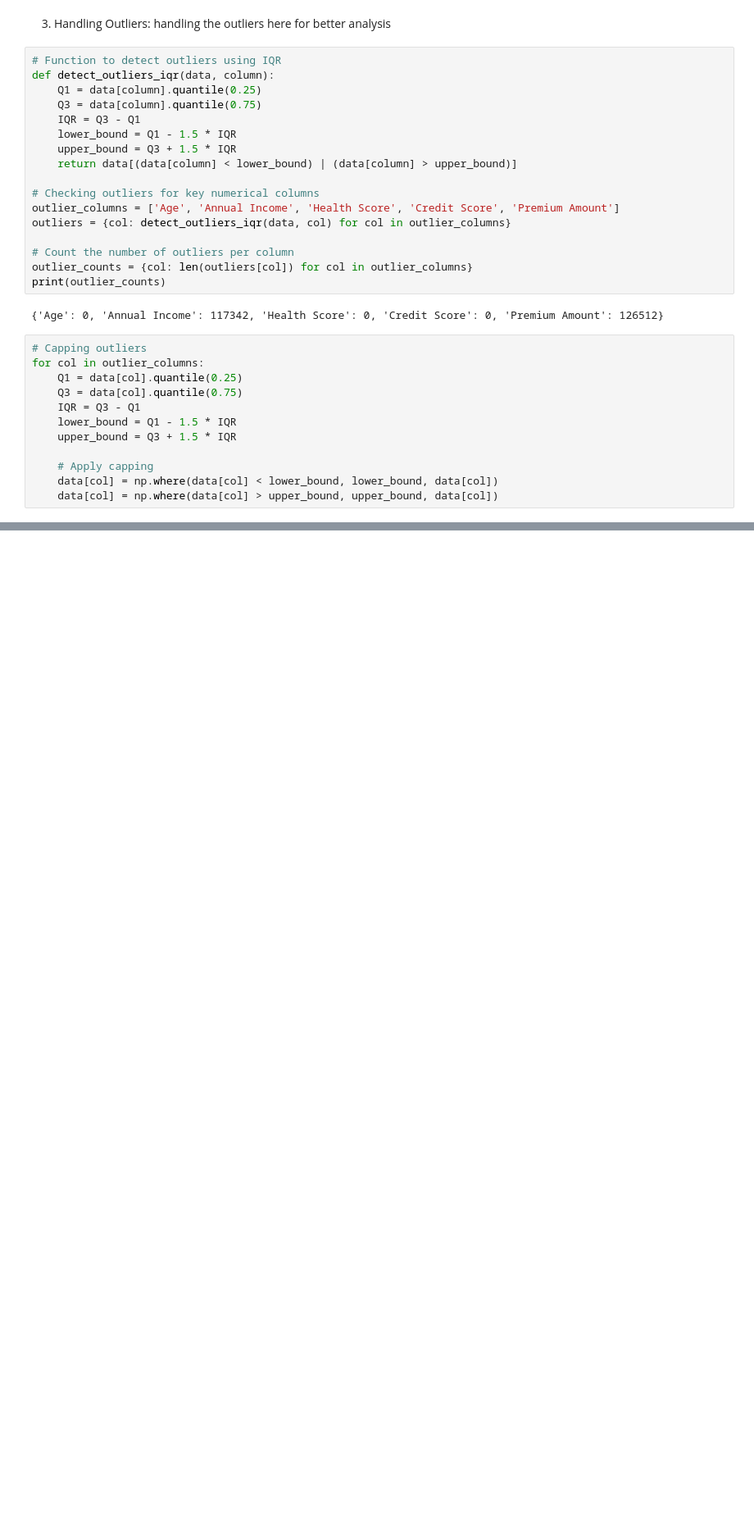
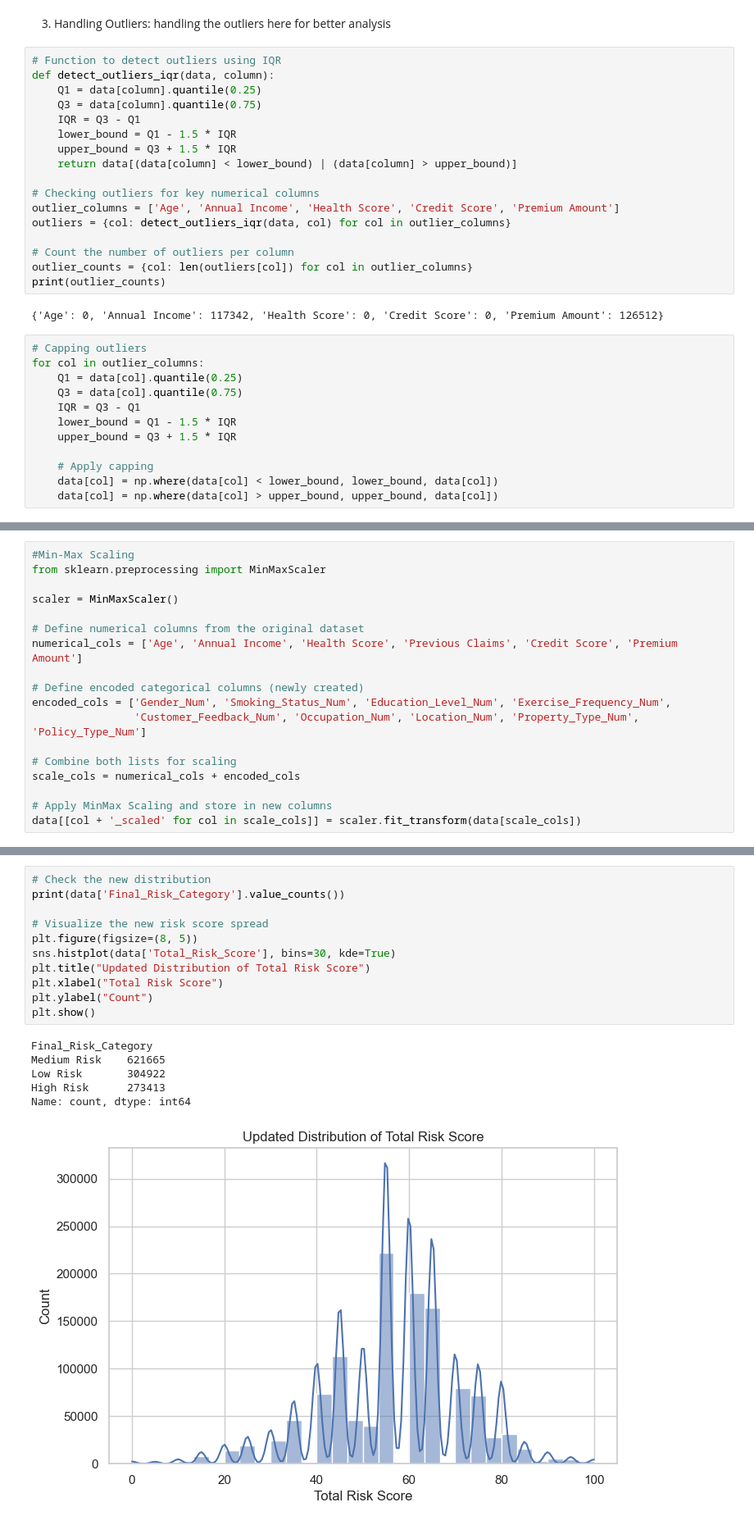
Before and after one commit to ra1croft/Acko_Insurance_Analysis, a Jupyter notebook: Acko_Insurance_Data.ipynb, the cells around one changed output, grey strips where cells are left out. Shown: that part at 82% size. Drawn from its saved outputs; the diff is of its cells as text; blank space fills up the shorter version.

```diff
--- a/Acko_Insurance_Data.ipynb
+++ b/Acko_Insurance_Data.ipynb
@@ -243,0 +246,18 @@ for col in outlier_columns:
+# %%
+#Min-Max Scaling
+from sklearn.preprocessing import MinMaxScaler
+
+scaler = MinMaxScaler()
+
+# Define numerical columns from the original dataset
+numerical_cols = ['Age', 'Annual Income', 'Health Score', 'Previous Claims', 'Credit Score', 'Premium Amount']
+
+# Define encoded categorical columns (newly created)
+encoded_cols = ['Gender_Num', 'Smoking_Status_Num', 'Education_Level_Num', 'Exercise_Frequency_Num',
+                'Customer_Feedback_Num', 'Occupation_Num', 'Location_Num', 'Property_Type_Num', 'Policy_Type_Num']
+
+# Combine both lists for scaling
+scale_cols = numerical_cols + encoded_cols
+
+# Apply MinMax Scaling and store in new columns
+data[[col + '_scaled' for col in scale_cols]] = scaler.fit_transform(data[scale_cols])
@@ -243,0 +397,18 @@ for col in outlier_columns:
+# %%
+# Check the new distribution
+print(data['Final_Risk_Category'].value_counts())
+
+# Visualize the new risk score spread
+plt.figure(figsize=(8, 5))
+sns.histplot(data['Total_Risk_Score'], bins=30, kde=True)
+plt.title("Updated Distribution of Total Risk Score")
+plt.xlabel("Total Risk Score")
+plt.ylabel("Count")
+plt.show()
+# %% [output]
+Final_Risk_Category
+Medium Risk    621665
+Low Risk       304922
+High Risk      273413
+Name: count, dtype: int64
+[figure, added]
```
Also changed, not shown: parts of 10 cells of this notebook, 1 other file.
